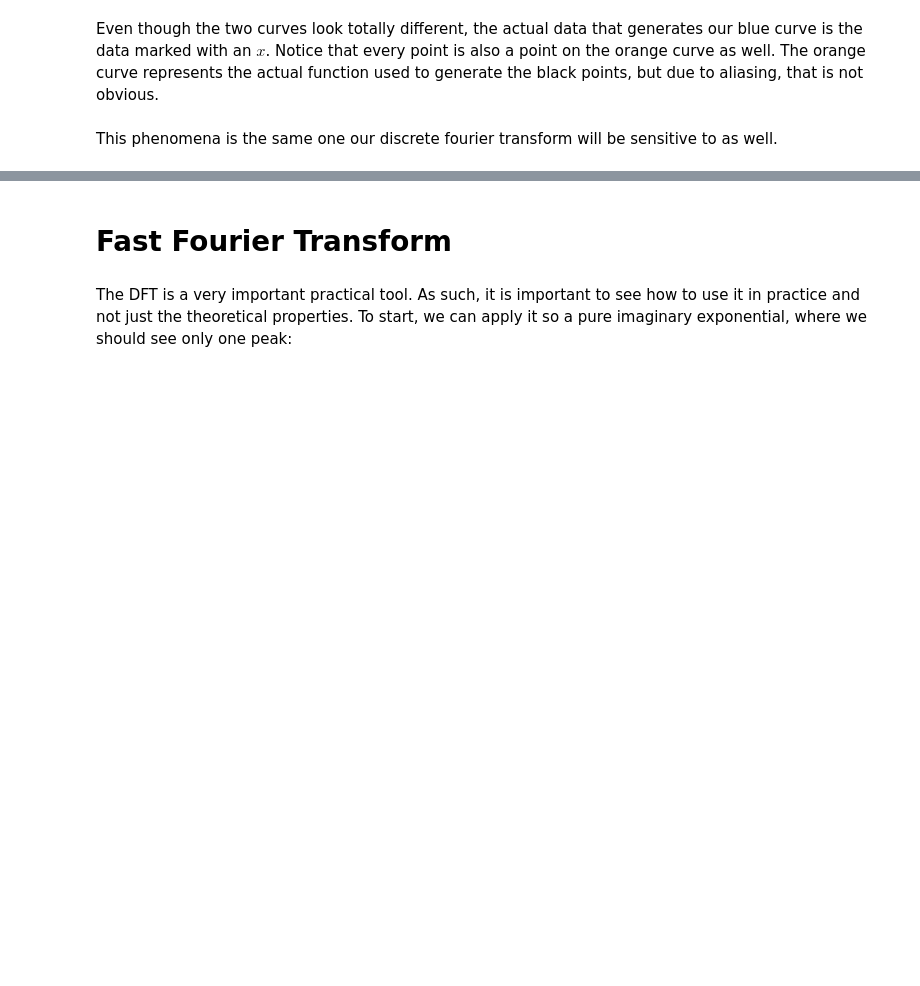
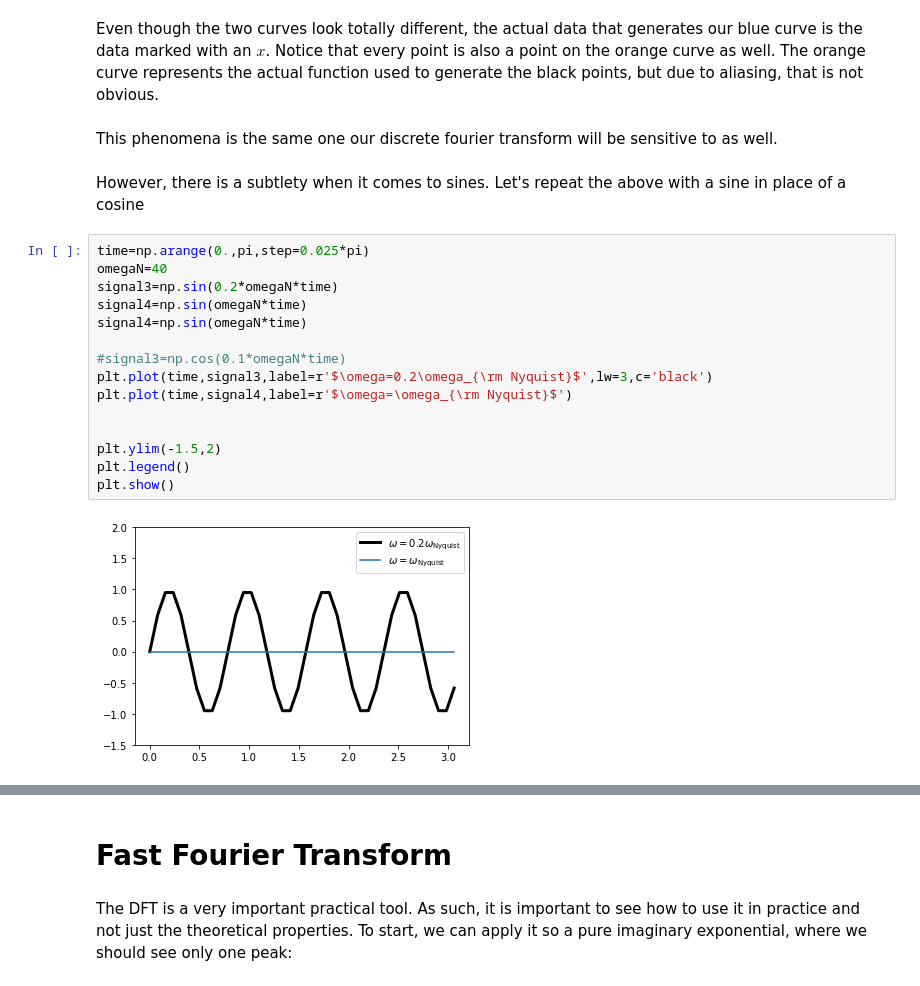
Before and after one commit to drgreen/Phys105B_S24, a Jupyter notebook: FFT.ipynb, the cells around one changed output, grey strips where cells are left out. Cells and saved outputs as stored; diff of their text form; blank space fills up the shorter version.

```diff
--- a/FFT.ipynb
+++ b/FFT.ipynb
@@ -52,3 +52,22 @@ plt.xlim(0,1)
 Even though the two curves look totally different, the actual data that generates our blue curve is the data marked with an $x$. Notice that every point is also a point on the orange curve as well. The orange curve represents the actual function used to generate the black points, but due to aliasing, that is not obvious.
 # %% [markdown]
 This phenomena is the same one our discrete fourier transform will be sensitive to as well.
+# %% [markdown]
+However, there is a subtlety when it comes to sines. Let's repeat the above with a sine in place of a cosine
+# %%
+time=np.arange(0.,pi,step=0.025*pi)
+omegaN=40
+signal3=np.sin(0.2*omegaN*time)
+signal4=np.sin(omegaN*time)
+signal4=np.sin(omegaN*time)
+
+#signal3=np.cos(0.1*omegaN*time)
+plt.plot(time,signal3,label=r'$\omega=0.2\omega_{\rm Nyquist}$',lw=3,c='black')
+plt.plot(time,signal4,label=r'$\omega=\omega_{\rm Nyquist}$')
+
+
+plt.ylim(-1.5,2)
+plt.legend()
+plt.show()
+# %% [output]
+[figure, added]
```
Also changed, not shown: parts of 23 cells of this notebook.
